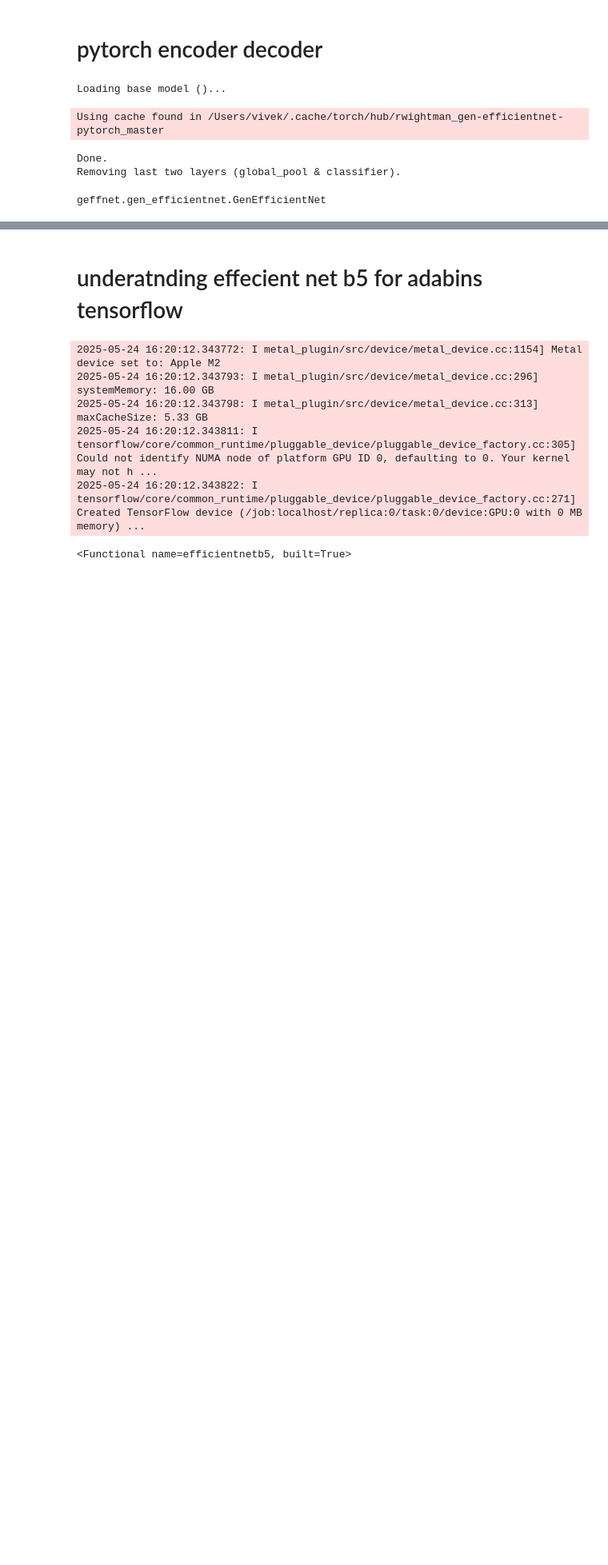
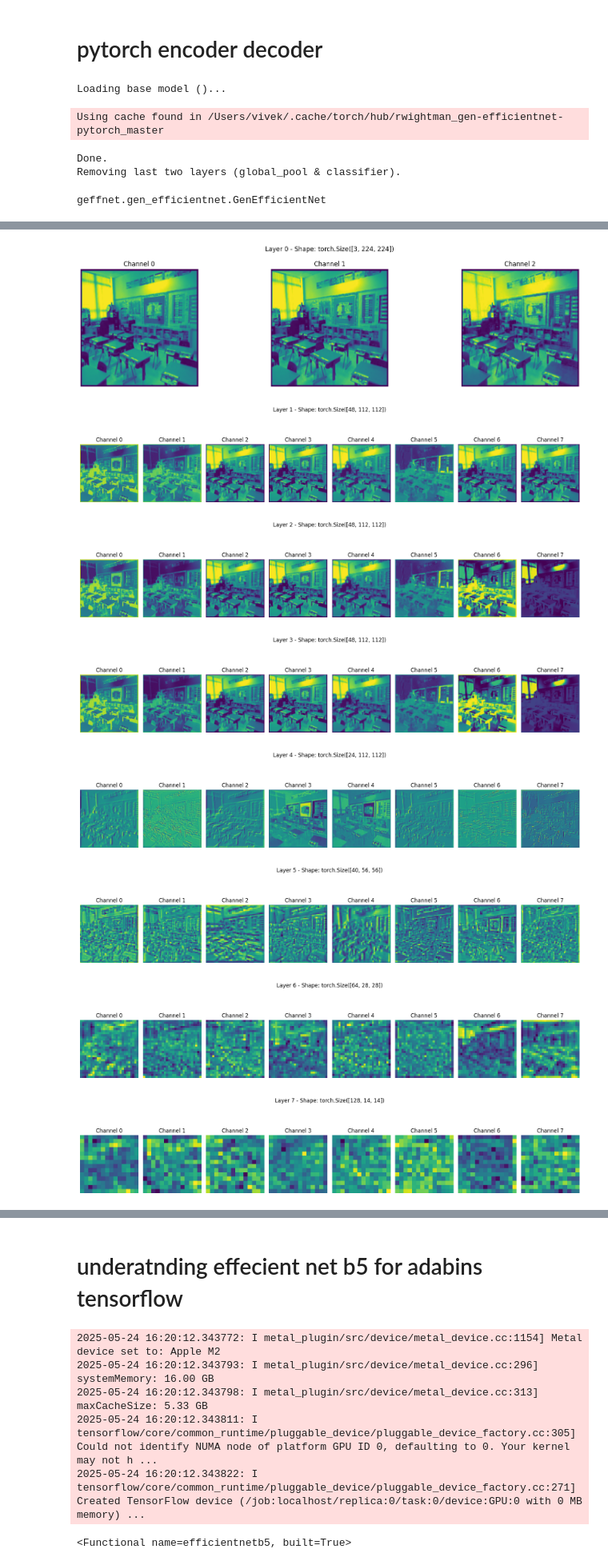
Before and after one commit to ShekharShwetank/PixelPac, a Jupyter notebook: test_notebook/test.ipynb, the cells around one changed output, grey strips where cells are left out. Shown at 80% size. Cells and saved outputs as stored; diff of their text form; code cells hidden in the pictures; blank space fills up the shorter version.

```diff
--- a/test_notebook/test.ipynb
+++ b/test_notebook/test.ipynb
@@ -90,3 +92,17 @@ encoder = Encoder(basemodel)
 # %%
 dummy_input = torch.randn(1, 3, 456, 456)
 l = encoder.forward(dummy_input)
+# %%
+import torch
+import torch.nn as nn
+import torch.nn.functional as F
+basemodel_name = 'tf_efficientnet_b5_ap'
+
+print('Loading base model ()...'.format(basemodel_name), end='')
+basemodel = torch.hub.load('rwightman/gen-efficientnet-pytorch', basemodel_name, pretrained=True)
+print('Done.')
+
+# Remove last layer
+print('Removing last two layers (global_pool & classifier).')
+basemodel.global_pool = nn.Identity()
+basemodel.classifier = nn.Identity()
@@ -127,37 +148,45 @@ def visualize_feature_maps(features, max_channels=8, figsize=(16, 4)):
 
         for j in range(n_channels):
             ax = axes[j]
             fmap = feature[j].detach().cpu().numpy()
             ax.imshow(fmap, cmap='viridis')
             ax.axis('off')
             ax.set_title(f"Channel {j}")
 
         plt.tight_layout()
         plt.show()
 
 # ---------- Step 3: Load and Preprocess Image ----------
 def load_image(image_path, size=(224, 224)):
     transform = transforms.Compose([
         transforms.Resize(size),
         transforms.ToTensor(),  # Converts HWC [0,255] → CHW [0.0,1.0]
     ])
     image = Image.open(image_path).convert('RGB')
     tensor = transform(image).unsqueeze(0)  # Add batch dimension: [1, 3, H, W]
     return tensor
 
 # ---------- Step 4: Run Everything ----------
 if __name__ == '__main__':
     # Example usage
     image_path = 'classroom__rgb_00283.jpg'  # Replace with your actual image path
     input_tensor = load_image(image_path)  # torch.Size([1, 3, 224, 224])
 
-    # # Replace this with your actual model
-    # backend_model = basemodel  # Ensure this has .conv_stem, .blocks etc.
-    # backend_model.eval()
+    # Replace this with your actual model
+    backend_model = basemodel  # Ensure this has .conv_stem, .blocks etc.
+    backend_model.eval()
 
-    # encoder = Encoder(backend_model)
-    # with torch.no_grad():
-    #     features = encoder(input_tensor)
+    encoder = Encoder(backend_model)
+    with torch.no_grad():
+        features = encoder(input_tensor)
 
-    # visualize_feature_maps(features)
+    visualize_feature_maps(features)
 # %% [output]
+[figure, added]
+[figure, added]
+[figure, added]
+[figure, added]
+[figure, added]
+[figure, added]
+[figure, added]
+[figure, added]
```
Also changed, not shown: parts of 4 cells of this notebook.
